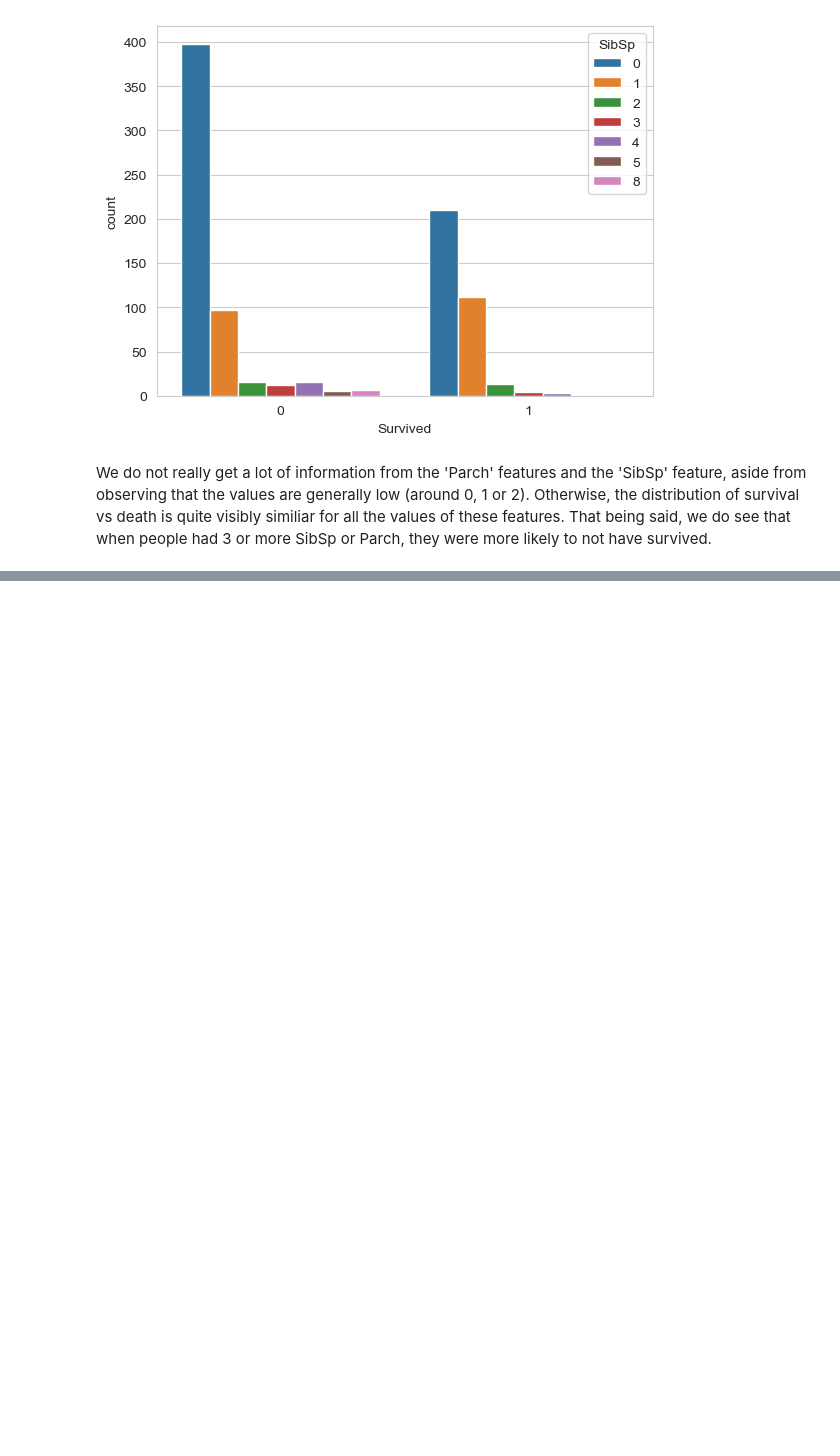
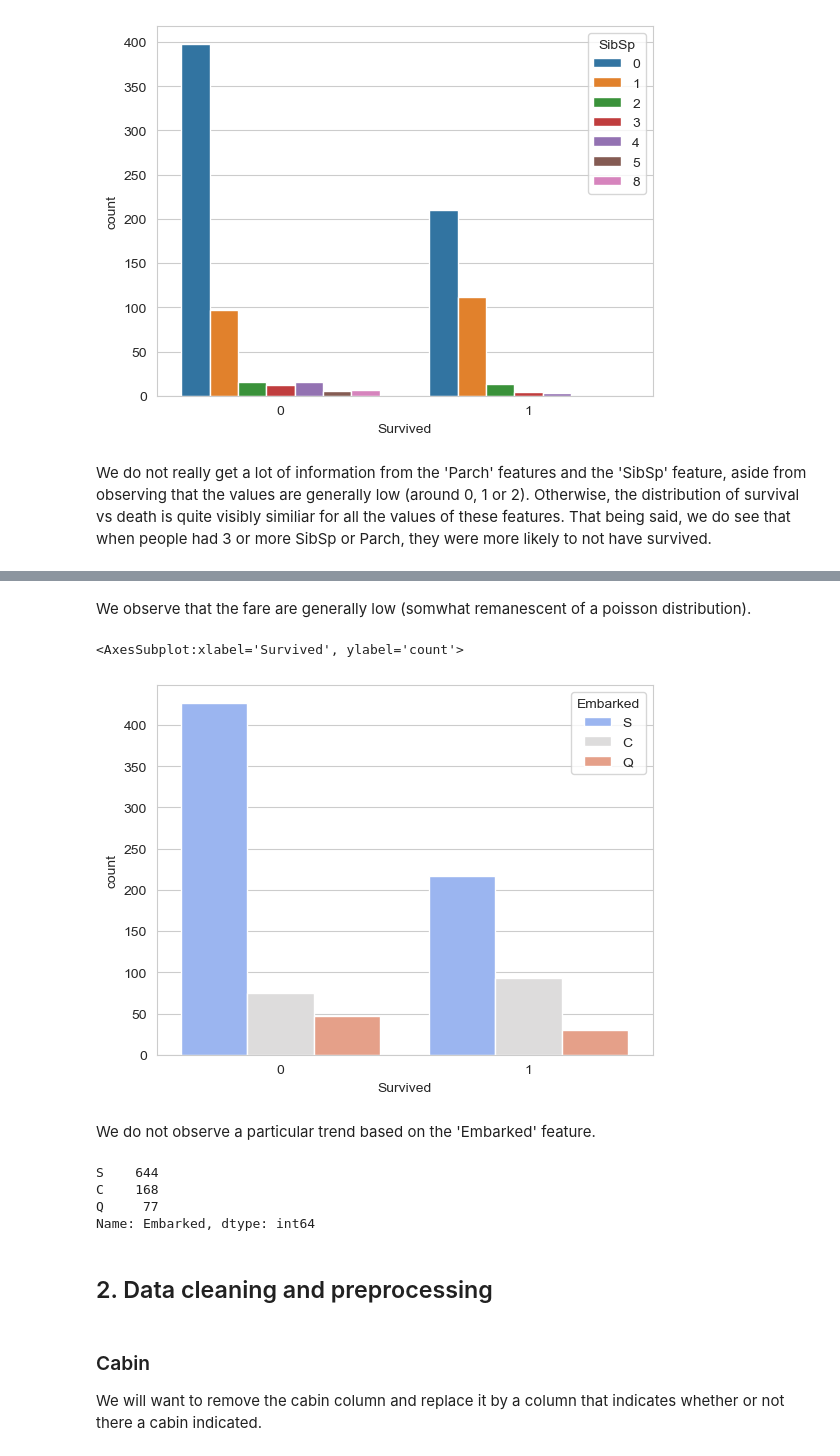
Before and after one commit to AlexandreMorinvil/kaggle-titanic, a Jupyter notebook: solution.ipynb, the cells around one changed output, grey strips where cells are left out. Cells and saved outputs as stored; diff of their text form; code cells hidden in the pictures; blank space fills up the shorter version.

```diff
--- a/solution.ipynb
+++ b/solution.ipynb
@@ -127,0 +148,22 @@ We do not really get a lot of information from the 'Parch' features and the 'Sib
+# %% [markdown]
+We observe that the fare are generally low (somwhat remanescent of a poisson distribution).
+# %%
+sns.countplot(x='Survived', data=train_df, hue='Embarked', palette='coolwarm')
+# %% [output]
+<AxesSubplot:xlabel='Survived', ylabel='count'>
+[figure, added]
+# %% [markdown]
+We do not observe a particular trend based on the 'Embarked' feature.
+# %%
+train_df['Embarked'].value_counts()
+# %% [output]
+S    644
+C    168
+Q     77
+Name: Embarked, dtype: int64
+# %% [markdown]
+## 2. Data cleaning and preprocessing
+# %% [markdown]
+### Cabin
+
+We will want to remove the cabin column and replace it by a column that indicates whether or not there a cabin indicated.
```
Also changed, not shown: parts of 61 cells of this notebook.
